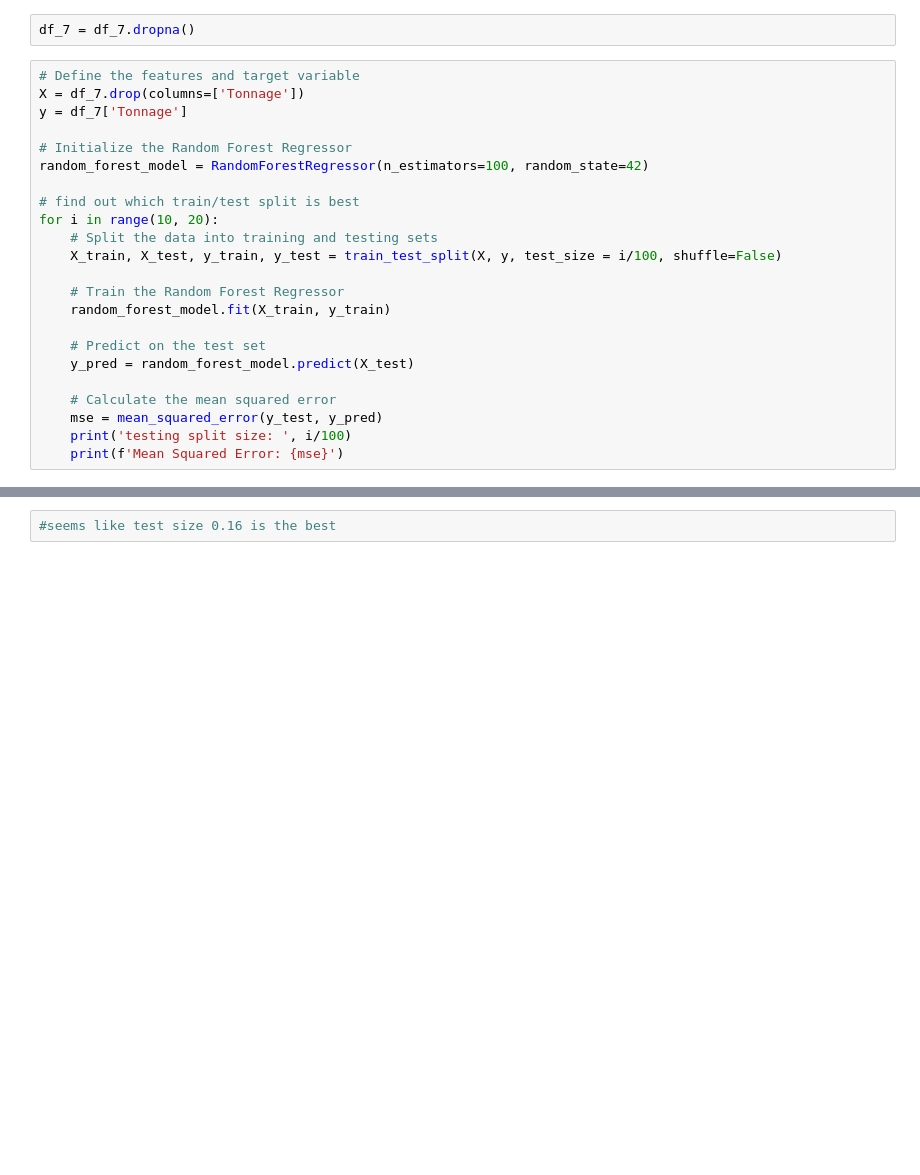
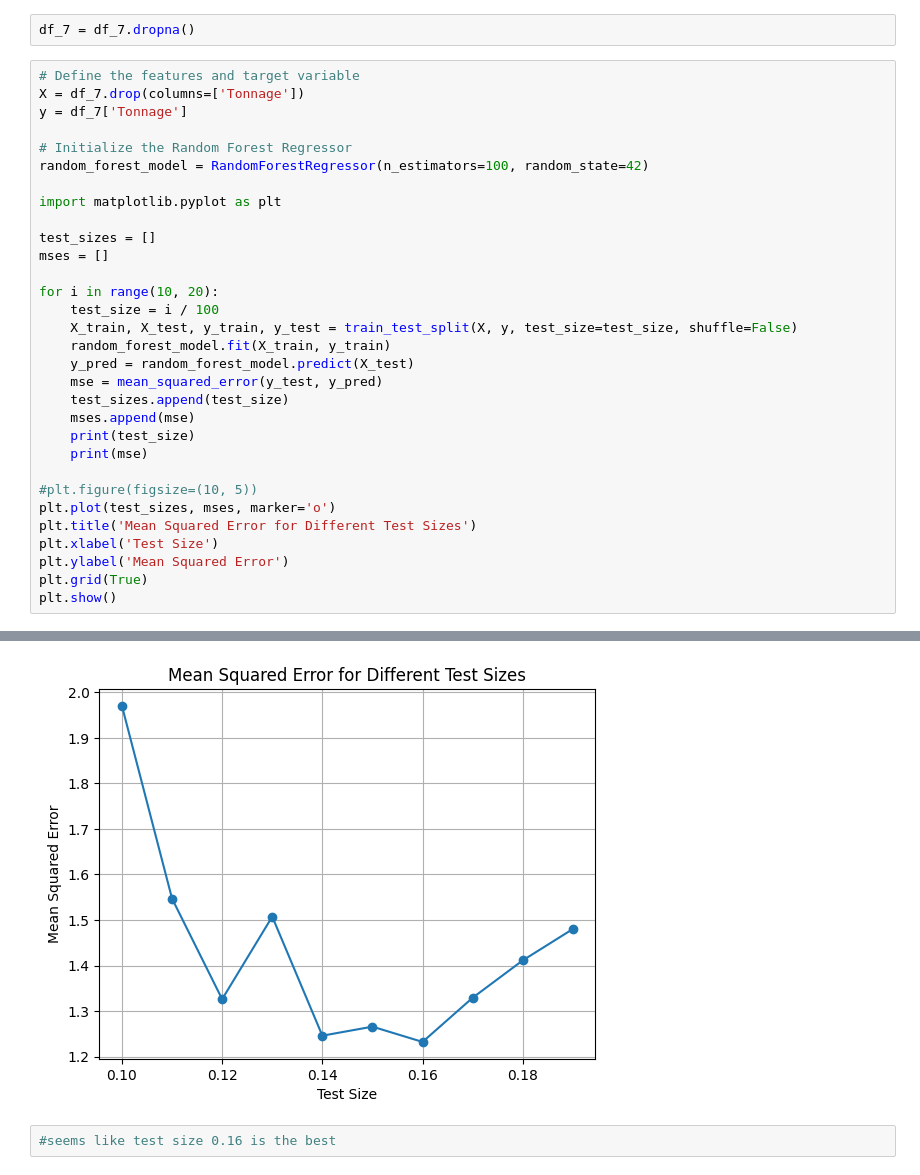
Before and after one commit to jli615/dtxwalmart, a Jupyter notebook: store_7_model.ipynb, the cells around one changed output, grey strips where cells are left out. Drawn from its saved outputs; the diff is of its cells as text; blank space fills up the shorter version.

Commit message:
added plot

```diff
--- a/store_7_model.ipynb
+++ b/store_7_model.ipynb
@@ -57,19 +57,27 @@ y = df_7['Tonnage']
 # Initialize the Random Forest Regressor
 random_forest_model = RandomForestRegressor(n_estimators=100, random_state=42)
 
-# find out which train/test split is best
+import matplotlib.pyplot as plt
+
+test_sizes = []
+mses = []
+
 for i in range(10, 20):
-    # Split the data into training and testing sets
-    X_train, X_test, y_train, y_test = train_test_split(X, y, test_size = i/100, shuffle=False)
+    test_size = i / 100
+    X_train, X_test, y_train, y_test = train_test_split(X, y, test_size=test_size, shuffle=False)
+    random_forest_model.fit(X_train, y_train)
+    y_pred = random_forest_model.predict(X_test)
+    mse = mean_squared_error(y_test, y_pred)
+    test_sizes.append(test_size)
+    mses.append(mse)
+    print(test_size)
+    print(mse)
 
-    # Train the Random Forest Regressor
-    random_forest_model.fit(X_train, y_train)
-
-    # Predict on the test set
-    y_pred = random_forest_model.predict(X_test)
-
-    # Calculate the mean squared error
-    mse = mean_squared_error(y_test, y_pred)
-    print('testing split size: ', i/100)
-    print(f'Mean Squared Error: {mse}')
+#plt.figure(figsize=(10, 5))
+plt.plot(test_sizes, mses, marker='o')
+plt.title('Mean Squared Error for Different Test Sizes')
+plt.xlabel('Test Size')
+plt.ylabel('Mean Squared Error')
+plt.grid(True)
+plt.show()
 # %% [output]
@@ -96,2 +104,3 @@ Mean Squared Error: 1.4802718422727268
+[figure, added]
 # %%
 #seems like test size 0.16 is the best
```
Also changed, not shown: parts of 1 cell of this notebook.
